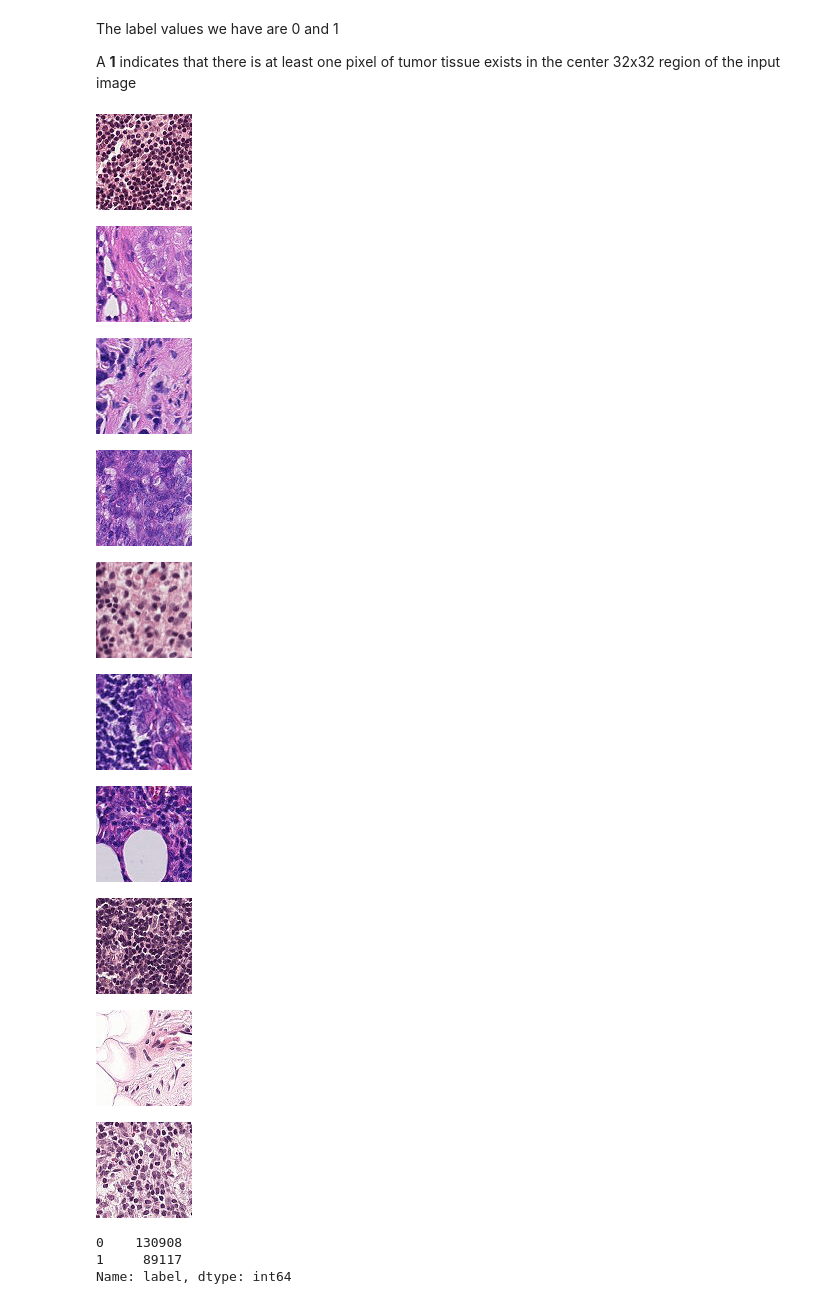
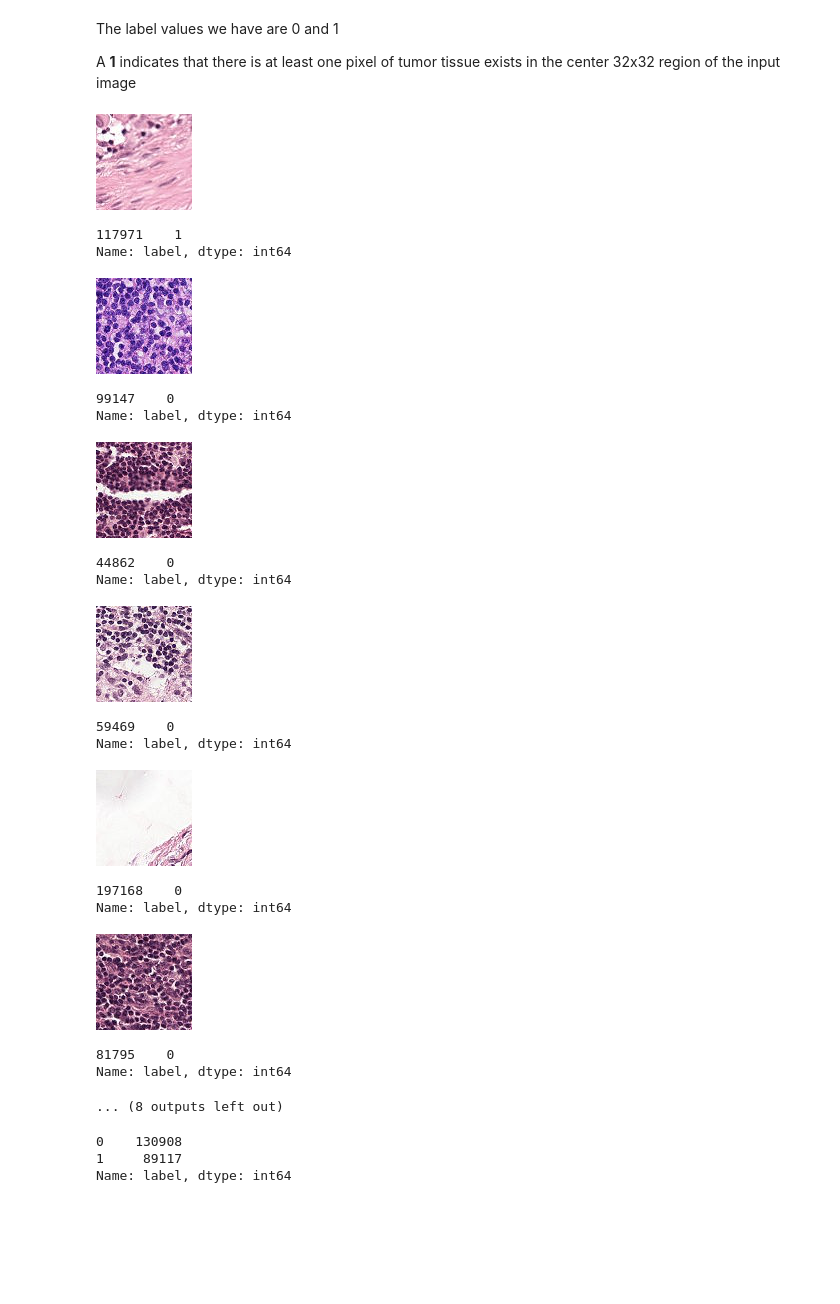
Before and after one commit to yashaslokesh/data-science, a Jupyter notebook: kaggle_comps/histo-cancer-detection/exploring_data.ipynb, the cells around one changed output. Cells and saved outputs as stored; diff of their text form; code cells hidden in the pictures; blank space fills up the shorter version.

```diff
--- a/kaggle_comps/histo-cancer-detection/exploring_data.ipynb
+++ b/kaggle_comps/histo-cancer-detection/exploring_data.ipynb
@@ -16,7 +16,11 @@ Length of test_dir: 57458
 # %%
 import pandas as pd
 
-labels = pd.read_csv(os.path.join(base_dir, 'train_labels.csv'))
-print('labels_csv shape:', labels.shape)
-print('Unique labels:', labels.label.unique())
+# Chose a not-totally-arbitrary arbitrary random state
+RANDOM_STATE = 62
+
+labels_df = pd.read_csv(os.path.join(base_dir, 'train_labels.csv'))
+print('Head:', labels_df.head())
+print('labels_df shape:', labels_df.shape)
+print('Unique labels:', labels_df.label.unique())
 # %% [output]
@@ -29,23 +39,38 @@ A **1** indicates that there is at least one pixel of tumor tissue exists in the
 # %%
 from IPython.display import display
 from PIL import Image
 import random
 
+random.seed(RANDOM_STATE)
+
 # Choose 10 random images from train_dir
 random_images = random.choices(os.listdir(train_dir), k=10)
 
+# Prints images and their corresponding labels
 for random_image in random_images:
     image = Image.open(os.path.join(train_dir, random_image))
     display(image)
+    id = random_image[:-4] # Remove the '.tif' from the file name
+    label = labels_df.loc[labels_df.id == id].label
+    print(label)
 # %% [output]
-[figure, old version]
+[figure, new version]
+117971    1
+Name: label, dtype: int64
-[figure, old version]
+[figure, new version]
+99147    0
+Name: label, dtype: int64
-[figure, old version]
+[figure, new version]
+44862    0
+Name: label, dtype: int64
-[figure, old version]
+[figure, new version]
+59469    0
+Name: label, dtype: int64
-[figure, old version]
+[figure, new version]
+197168    0
+Name: label, dtype: int64
-[figure, old version]
+[figure, new version]
-[figure, removed]
-[figure, removed]
-[figure, removed]
-[figure, removed]
+81795    0
+Name: label, dtype: int64
+... (8 outputs left out)
 # %%
```
Also changed, not shown: parts of 9 cells of this notebook.
